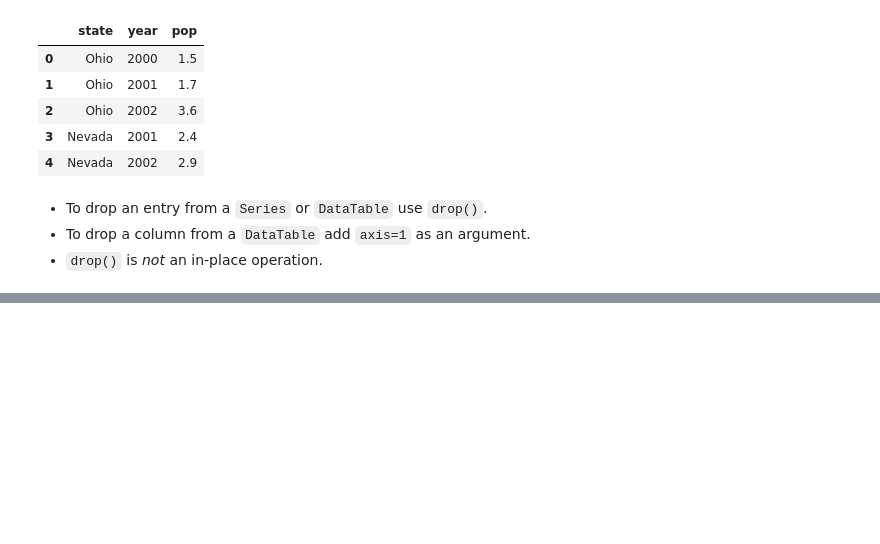
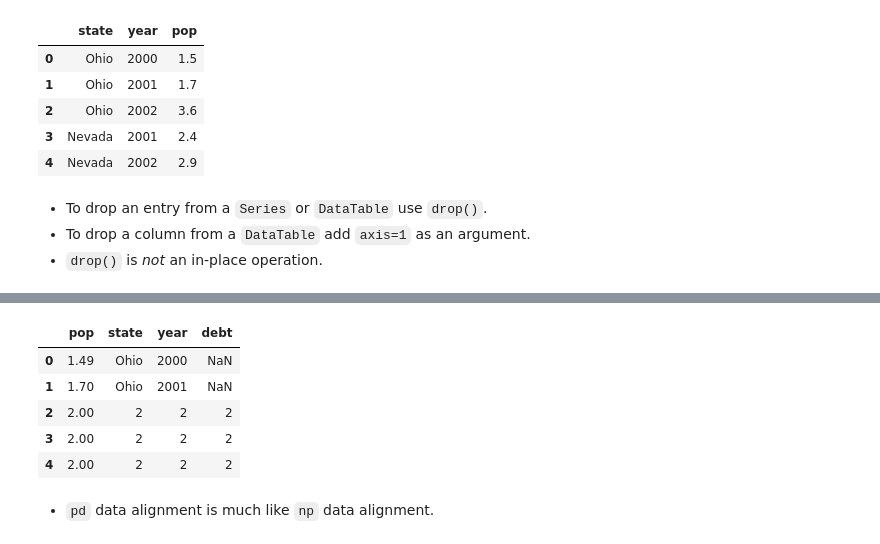
Before and after one commit to ResidentMario/notebooks, a Jupyter notebook: Python for Data Analysis Notes.ipynb, the cells around one changed output, grey strips where cells are left out. Saved outputs shown, nothing was run; the diff lists cells and outputs as text; code cells hidden in the pictures; blank space fills up the shorter version.

```diff
--- a/Numpy.ipynb
+++ b/Python for Data Analysis Notes.ipynb
@@ -355,0 +387,12 @@ frame2
+# %%
+frame.ix[0, 'pop'] = 1.49
+frame
+# %% [output]
+|  | pop | state | year | debt |
+| 0 | 1.49 | Ohio | 2000 | NaN |
+| 1 | 1.70 | Ohio | 2001 | NaN |
+| 2 | 2.00 | 2 | 2 | 2 |
+| 3 | 2.00 | 2 | 2 | 2 |
+| 4 | 2.00 | 2 | 2 | 2 |
+# %% [markdown]
+* `pd` data alignment is much like `np` data alignment.
```
Also changed, not shown: parts of 22 cells of this notebook.
